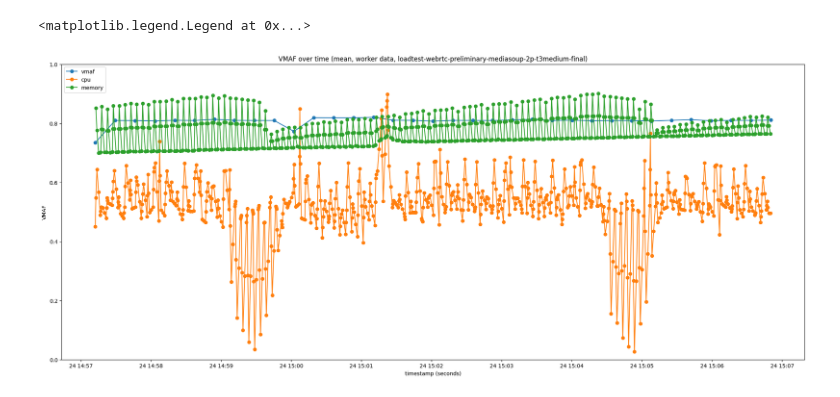
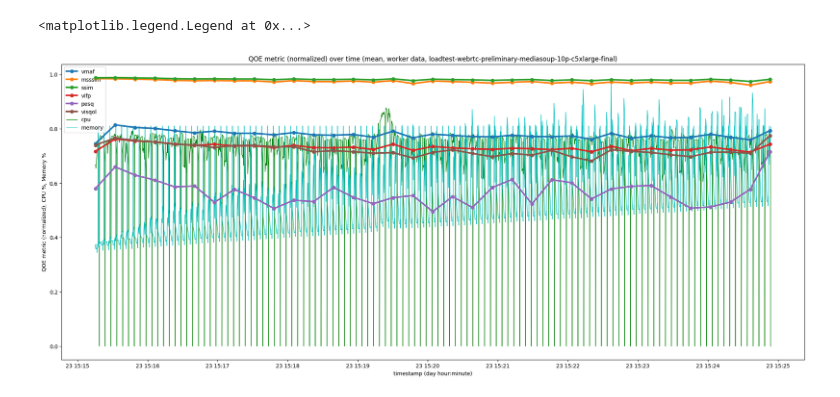
Before and after one commit to codeurjc/Performance-testing-in-the-WebRTC-arena, a Jupyter notebook: preliminary.ipynb, the cells around one changed output. Saved outputs shown, nothing was run; the diff lists cells and outputs as text; code cells hidden in the pictures.

Commit message:
improvements and fixes to visuals

```diff
--- a/preliminary.ipynb
+++ b/preliminary.ipynb
@@ -26,2 +82,17 @@ for df_user in df_list:
+# %%
+# INDIVIDUAL PLOTS PARAMETERS
+
+# Index of index_list to use
+index = 11
+#If there is only one metric in display, choose which one
+metric = "vmaf"
+
+show_full_range = False
+
+# Calculations
+index_name = index_list[index]
+metric_label = metric.upper()
+qoe_metrics_normalized = ["vmaf", "msssim", "ssim", "vifp", "pesq", "visqol"]
+qoe_metrics_not_normalized = ["psnr", "psnrhvs", "psnrhvsm"]
 # %%
 plt.rcParams['figure.figsize'] = [25, 10]
@@ -98,23 +114,35 @@ plt.legend(loc="upper left")
 # %%
 plt.rcParams['figure.figsize'] = [25, 10]
 
-index = 0
-index_name = index_list[index]
+aggregation_map =  {"@timestamp": "first"}
+for metric in qoe_metrics_normalized:
+    aggregation_map[metric] = "mean"
 
-df_tmp = df_list[index].groupby("cut_index").agg({"@timestamp": "first", "vmaf": "mean"})
+df_tmp = df_list[index].groupby("cut_index").agg(aggregation_map)
 df_node = pd.read_csv(f"dfs/{index_name}-browseremulator.csv")
 df_node["@timestamp"] = pd.to_datetime(df_node["@timestamp"])
 df = pd.concat([df_tmp, df_node])
 
-plt.plot(df["@timestamp"], df["vmaf"], label="vmaf", marker = "o")
-plt.plot(df["@timestamp"], df["cpu"].interpolate(method="linear"), label="cpu", marker = "o")
-plt.plot(df["@timestamp"], df["memory"].interpolate(method="linear"), label="memory", marker = "o")
+qoe_zorder = 10
+resource_zorder = 0
 
-plt.title(f"VMAF over time (mean, worker data, {index_name})")
-plt.xlabel("timestamp (seconds)")
-plt.ylabel("VMAF")
-plt.ylim(0, 1)
+qoe_linewidth = 3
+resource_linewidth = 1
+
+for metric in qoe_metrics_normalized:
+    plt.plot(df["@timestamp"], df[metric], label=metric,
+             marker="o", zorder=qoe_zorder, lw=qoe_linewidth)
+plt.plot(df["@timestamp"], df["cpu"].interpolate(method="linear"), "g",
+         label="cpu", zorder=resource_zorder, lw=resource_linewidth)
+plt.plot(df["@timestamp"], df["memory"].interpolate(method="linear"), "c",
+         label="memory", zorder=resource_zorder, lw=resource_linewidth)
+
+plt.title(f"QOE metric (normalized) over time (mean, worker data, {index_name})")
+plt.xlabel("timestamp (day hour:minute)")
+plt.ylabel("QOE metric (normalized), CPU %, Memory %")
+if show_full_range:
+    plt.ylim(0, 1)
 plt.legend(loc="upper left")
 # %% [output]
 <matplotlib.legend.Legend at 0x...>
-[figure, old version]
+[figure, new version]
```
Also changed, not shown: parts of 7 cells of this notebook.
